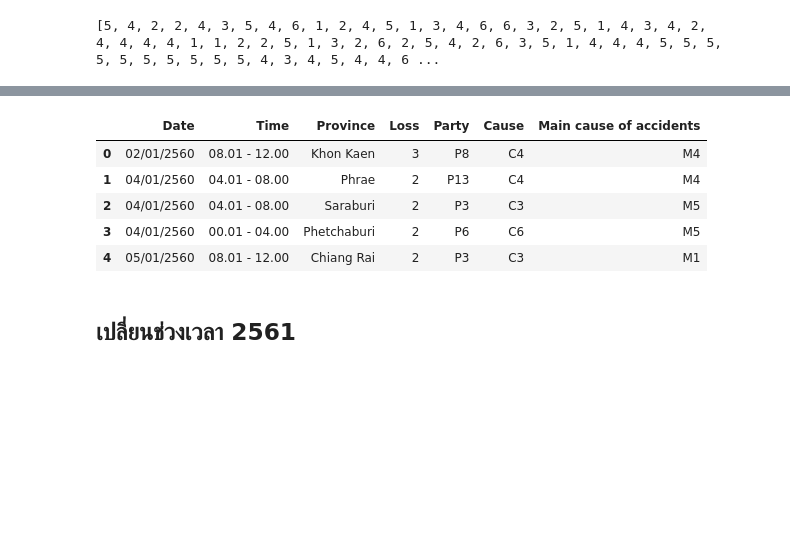
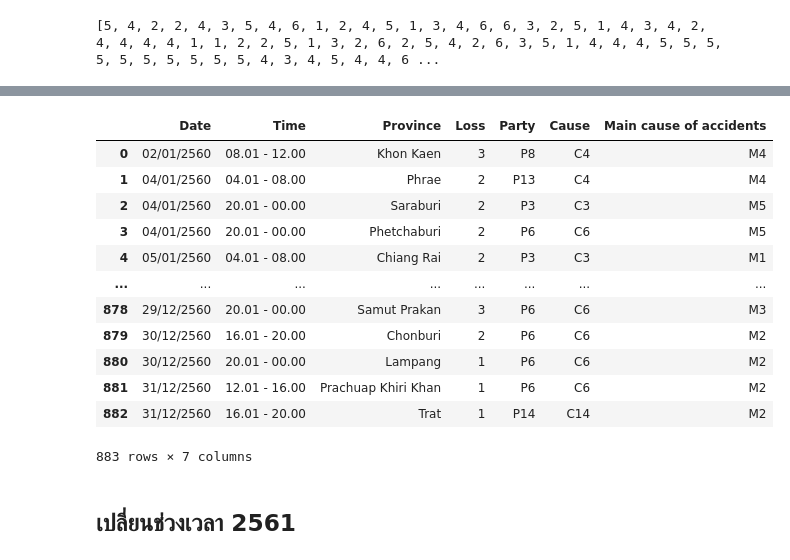
Before and after one commit to Wilanth/BSC_DPDM23, a Jupyter notebook: Group_project2.ipynb, the cells around one changed output, grey strips where cells are left out. Saved outputs shown, nothing was run; the diff lists cells and outputs as text; code cells hidden in the pictures; blank space fills up the shorter version.

```diff
--- a/Group_project2.ipynb
+++ b/Group_project2.ipynb
@@ -24,7 +61,7 @@ data_dict_truck.head()
 | 3 | NaN | NaN | NaN | 00.01 - 04.00 น. | 3.0 |
 | 4 | NaN | NaN | NaN | 04.01 - 08.00 น. | 4.0 |
 # %%
-data_2560 = pd.read_excel('/content/drive/MyDrive/BSC_DPDM23/Data_Truck-2.xlsx', sheet_name = 1)
+data_2560 = pd.read_excel('/content/drive/MyDrive/BSC_DPDM23_Data/Data_Truck-2.xlsx', sheet_name = 1)
 data_2560.head()
 # %% [output]
 |  | Date | Time | Province | Loss | Party | Cause | Main cause of accidents | Unnamed: 7 | Unnamed: 8 | ... |
@@ -850,14 +891,21 @@ data_truck_60000['Time'] = data_truck_60000['Time'].replace({'1': '16.01 - 20.00
 '5': '08.01 - 12.00',
 '6':'12.01 - 16.00'})
 # %%
-data_truck_600001.head()
+data_truck_600001
 # %% [output]
 |  | Date | Time | Province | Loss | Party | Cause | Main cause of accidents |
 | 0 | 02/01/2560 | 08.01 - 12.00 | Khon Kaen | 3 | P8 | C4 | M4 |
 | 1 | 04/01/2560 | 04.01 - 08.00 | Phrae | 2 | P13 | C4 | M4 |
-| 2 | 04/01/2560 | 04.01 - 08.00 | Saraburi | 2 | P3 | C3 | M5 |
-| 3 | 04/01/2560 | 00.01 - 04.00 | Phetchaburi | 2 | P6 | C6 | M5 |
-| 4 | 05/01/2560 | 08.01 - 12.00 | Chiang Rai | 2 | P3 | C3 | M1 |
+| 2 | 04/01/2560 | 20.01 - 00.00 | Saraburi | 2 | P3 | C3 | M5 |
+| 3 | 04/01/2560 | 20.01 - 00.00 | Phetchaburi | 2 | P6 | C6 | M5 |
+| 4 | 05/01/2560 | 04.01 - 08.00 | Chiang Rai | 2 | P3 | C3 | M1 |
+| ... | ... | ... | ... | ... | ... | ... | ... |
+| 878 | 29/12/2560 | 20.01 - 00.00 | Samut Prakan | 3 | P6 | C6 | M3 |
+| 879 | 30/12/2560 | 16.01 - 20.00 | Chonburi | 2 | P6 | C6 | M2 |
+| 880 | 30/12/2560 | 20.01 - 00.00 | Lampang | 1 | P6 | C6 | M2 |
+| 881 | 31/12/2560 | 12.01 - 16.00 | Prachuap Khiri Khan | 1 | P6 | C6 | M2 |
+| 882 | 31/12/2560 | 16.01 - 20.00 | Trat | 1 | P14 | C14 | M2 |
+883 rows × 7 columns
 # %% [markdown]
 ## เปลี่ยนช่วงเวลา 2561
 # %%
```
Also changed, not shown: parts of 195 cells of this notebook.
